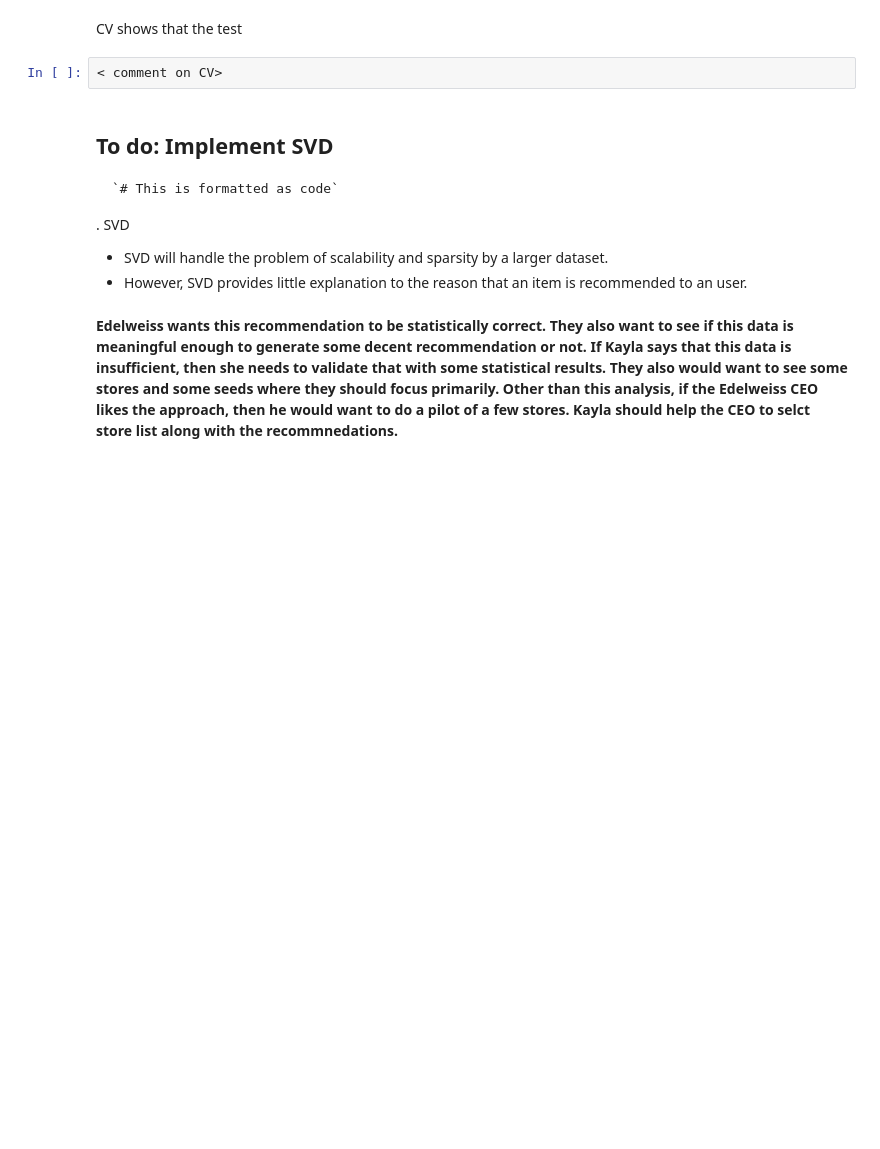
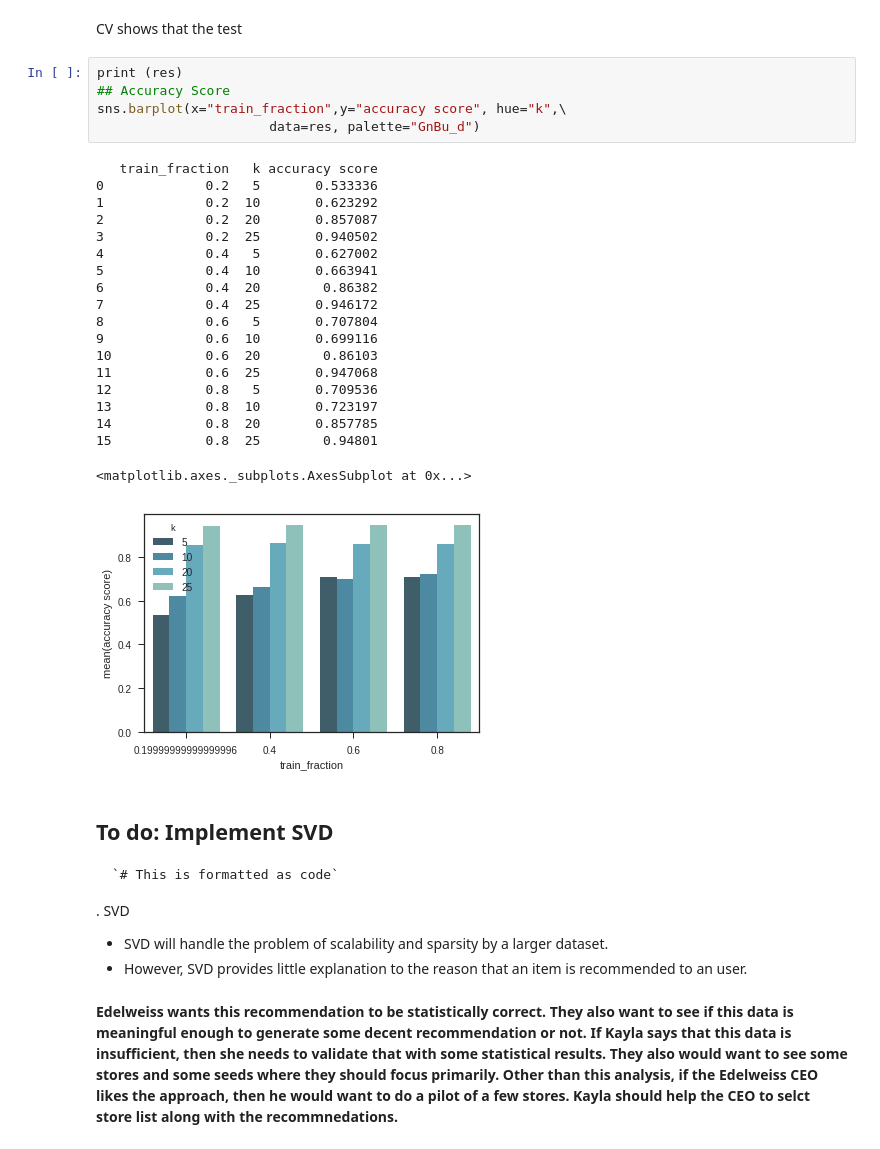
Before and after one commit to juggernautTress/Edelweiss, a Jupyter notebook: Analysis.ipynb, the cells around one changed output. Drawn from its saved outputs; the diff is of its cells as text; blank space fills up the shorter version.

```diff
--- a/Analysis.ipynb
+++ b/Analysis.ipynb
@@ -413,7 +444,30 @@ sns.boxplot(x="train_fraction",y="error",hue="n_neighbors",\
 # %% [markdown]
 CV shows that the test
-# %%
-< comment on CV>
+# %%
+print (res)
+## Accuracy Score
+sns.barplot(x="train_fraction",y="accuracy score", hue="k",\
+                      data=res, palette="GnBu_d")
+# %% [output]
+   train_fraction   k accuracy score
+0             0.2   5       0.533336
+1             0.2  10       0.623292
+2             0.2  20       0.857087
+3             0.2  25       0.940502
+4             0.4   5       0.627002
+5             0.4  10       0.663941
+6             0.4  20        0.86382
+7             0.4  25       0.946172
+8             0.6   5       0.707804
+9             0.6  10       0.699116
+10            0.6  20        0.86103
+11            0.6  25       0.947068
+12            0.8   5       0.709536
+13            0.8  10       0.723197
+14            0.8  20       0.857785
+15            0.8  25        0.94801
+<matplotlib.axes._subplots.AxesSubplot at 0x...>
+[figure, added]
 # %% [markdown]
 ## To do: Implement SVD
 
```
Also changed, not shown: parts of 9 cells of this notebook.
